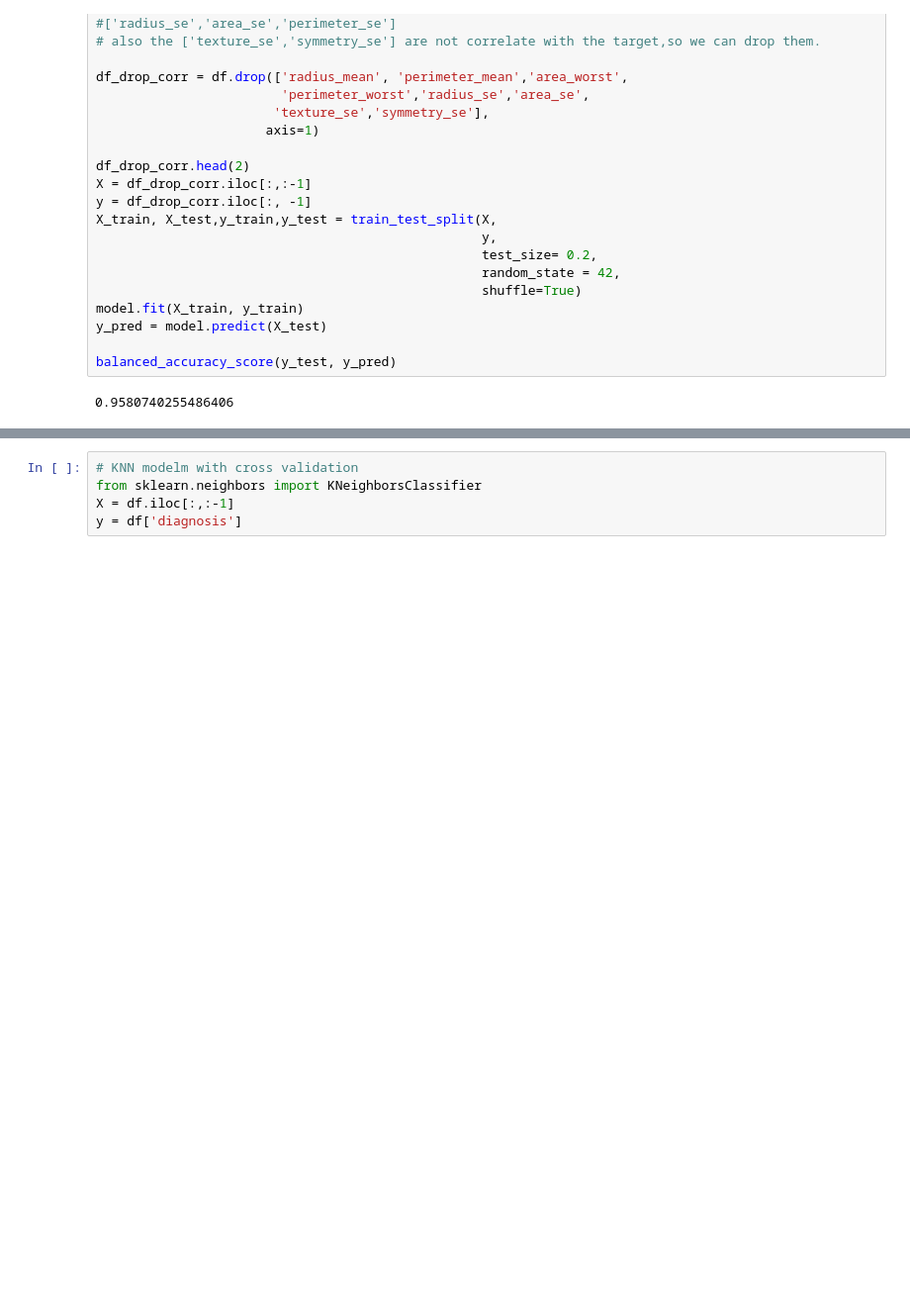
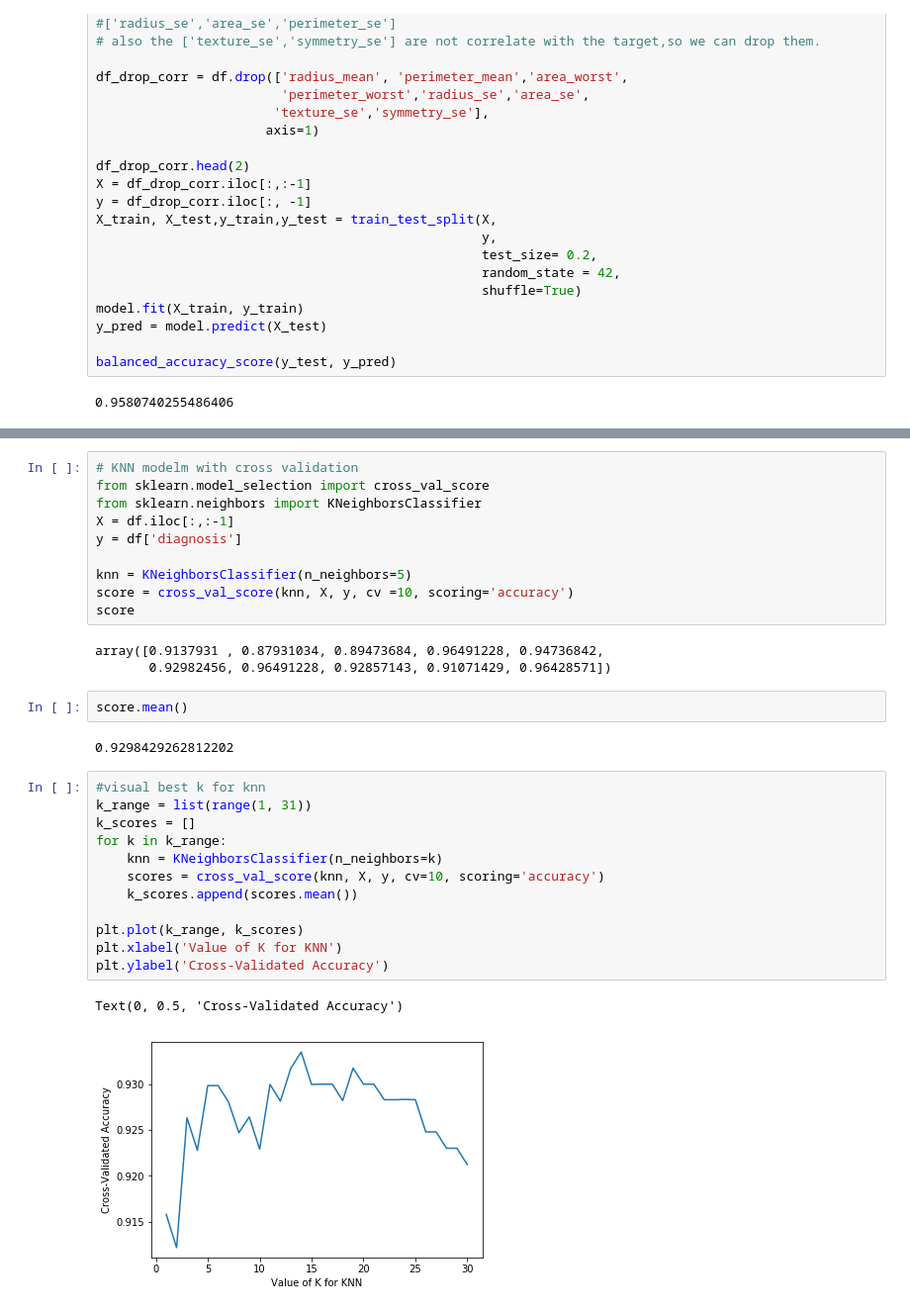
Before and after one commit to yoyongbo/ML_AS1, a Jupyter notebook: ML_assignment1/Assignment1.ipynb, the cells around one changed output, grey strips where cells are left out. Shown at 99% size. Cells and saved outputs as stored; diff of their text form; blank space fills up the shorter version.

```diff
--- a/ML_assignment1/Assignment1.ipynb
+++ b/ML_assignment1/Assignment1.ipynb
@@ -245,5 +243,32 @@ Text(0, 0.5, 'Mean Squared Error')
 # %%
 # KNN modelm with cross validation
+from sklearn.model_selection import cross_val_score
 from sklearn.neighbors import KNeighborsClassifier
 X = df.iloc[:,:-1]
 y = df['diagnosis']
+
+knn = KNeighborsClassifier(n_neighbors=5)
+score = cross_val_score(knn, X, y, cv =10, scoring='accuracy')
+score
+# %% [output]
+array([0.9137931 , 0.87931034, 0.89473684, 0.96491228, 0.94736842,
+       0.92982456, 0.96491228, 0.92857143, 0.91071429, 0.96428571])
+# %%
+score.mean()
+# %% [output]
+0.9298429262812202
+# %%
+#visual best k for knn
+k_range = list(range(1, 31))
+k_scores = []
+for k in k_range:
+    knn = KNeighborsClassifier(n_neighbors=k)
+    scores = cross_val_score(knn, X, y, cv=10, scoring='accuracy')
+    k_scores.append(scores.mean())
+
+plt.plot(k_range, k_scores)
+plt.xlabel('Value of K for KNN')
+plt.ylabel('Cross-Validated Accuracy')
+# %% [output]
+Text(0, 0.5, 'Cross-Validated Accuracy')
+[figure, added]
```
Also changed, not shown: parts of 17 cells of this notebook.
